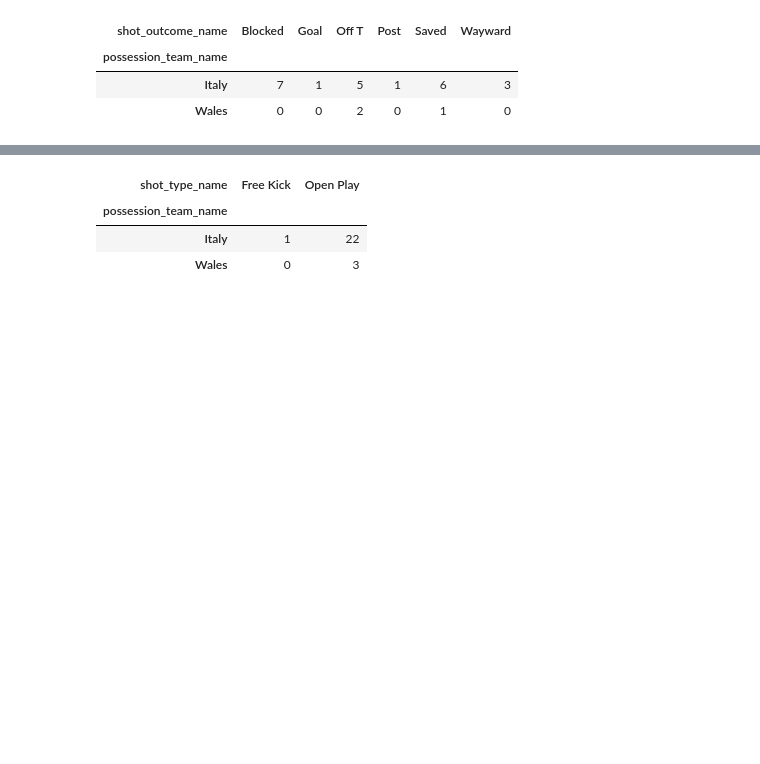
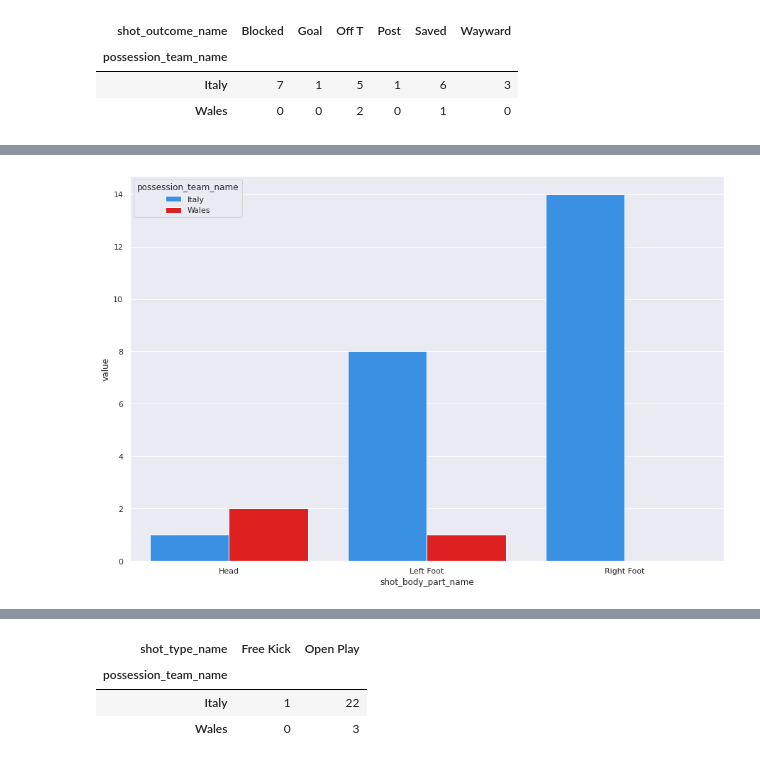
Before and after one commit to aegonwolf/socceranalytics, a Jupyter notebook: all-games.ipynb, the cells around one changed output, grey strips where cells are left out. Drawn from its saved outputs; the diff is of its cells as text; code cells hidden in the pictures; blank space fills up the shorter version.

```diff
--- a/all-games.ipynb
+++ b/all-games.ipynb
@@ -634,0 +643,11 @@ shots.groupby(['possession_team_name', 'shot_body_part_name']).size().unstack(fi
+# %%
+head_foot = shots.groupby(['possession_team_name', 'shot_body_part_name']).size().unstack(0, fill_value=0).reset_index()
+head_foot = head_foot.melt(id_vars = ['shot_body_part_name'])
+sns.barplot(x = 'shot_body_part_name',
+            y = 'value',
+            hue = 'possession_team_name',
+            data= head_foot, palette = {'Italy': 'Dodgerblue', 'Wales':'Red'})
+plt.savefig("shot_head_foot.png")
+plt.show()
+# %% [output]
+[figure, added]
```
Also changed, not shown: parts of 16 cells of this notebook.
